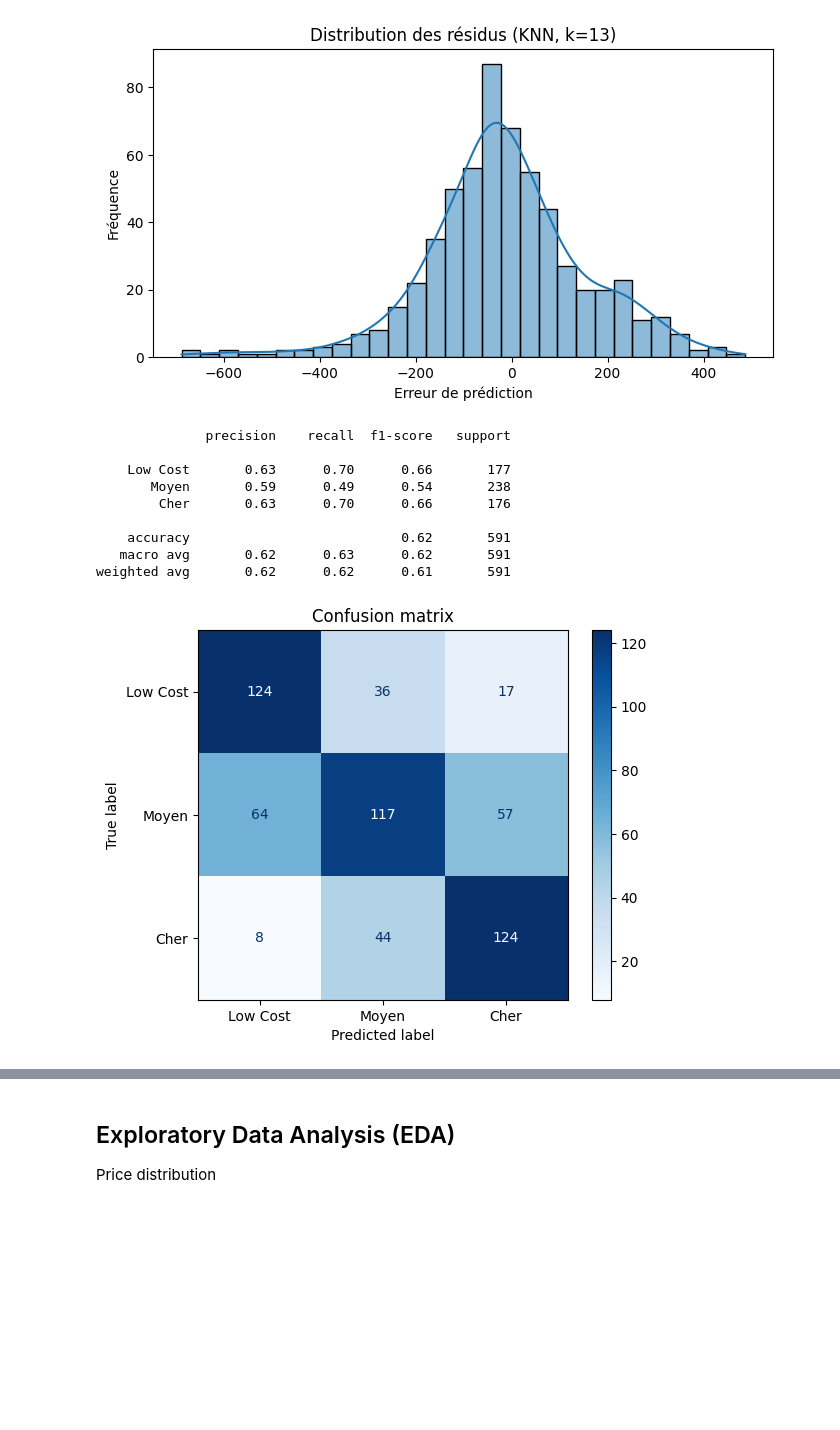
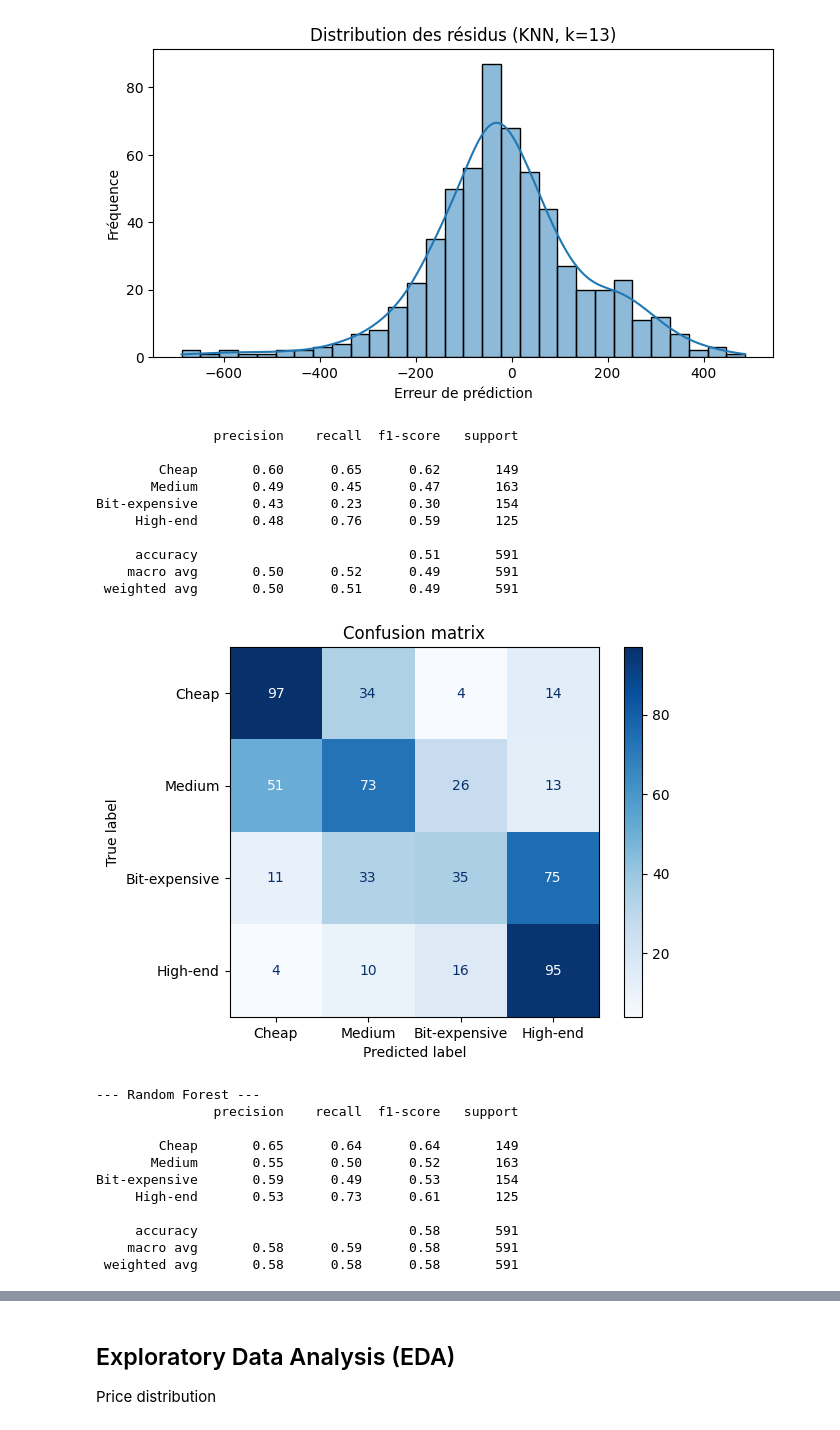
Before and after one commit to agpinedam/Project_Machine_Learning, a Jupyter notebook: exploring_data.ipynb, the cells around one changed output, grey strips where cells are left out. Cells and saved outputs as stored; diff of their text form; code cells hidden in the pictures; blank space fills up the shorter version.

```diff
--- a/exploring_data.ipynb
+++ b/exploring_data.ipynb
@@ -520,42 +520,75 @@ RMSE : 167.08634729475142
 # %%
 X = df.drop('Price', axis=1)
 y_raw = df['Price']
 
 def price_category(p):
-    if p < 350:
+    if p < 325:
         return 0
-    elif p < 625:
+    elif p < 489:
         return 1
+    elif p < 699:
+        return 2
     else:
-        return 2
+        return 3
 
 y = y_raw.apply(price_category)
 
 X_train, X_test, y_train, y_test = train_test_split(X, y, test_size=0.2, random_state=42)
 
 base_model = LogisticRegression(max_iter=1000)
 ovr_model = OneVsRestClassifier(base_model)
 
 ovr_model.fit(X_train, y_train)
 
 y_pred = ovr_model.predict(X_test)
 
-print(classification_report(y_test, y_pred, target_names=["Low Cost", "Moyen", "Cher"]))
+print("\n--- Logistic Regression ---")
+print(classification_report(y_test, y_pred, target_names=["Cheap", "Medium", "Bit-expensive", "High-end"]))
 
 cm = confusion_matrix(y_test, y_pred)
 
-disp = ConfusionMatrixDisplay(confusion_matrix=cm, display_labels=["Low Cost", "Moyen", "Cher"])
+disp = ConfusionMatrixDisplay(confusion_matrix=cm, display_labels=["Cheap", "Medium", "Bit-expensive", "High-end"])
 disp.plot(cmap=plt.cm.Blues)
 plt.title("Confusion matrix")
 plt.show()
+
+from sklearn.ensemble import RandomForestClassifier
+from sklearn.ensemble import GradientBoostingClassifier
+
+rf_model = RandomForestClassifier(random_state=42)
+rf_model.fit(X_train, y_train)
+
+rf_preds = rf_model.predict(X_test)
+
+print("\n--- Random Forest ---")
+print(classification_report(y_test, rf_preds, target_names=["Cheap", "Medium", "Bit-expensive", "High-end"]))
+
+cm = confusion_matrix(y_test, rf_preds)
+
+disp = ConfusionMatrixDisplay(confusion_matrix=cm, display_labels=["Cheap", "Medium", "Bit-expensive", "High-end"])
+disp.plot(cmap=plt.cm.Greens)
+plt.title("Confusion Matrix - Random Forest")
+plt.show()
 # %% [output]
-              precision    recall  f1-score   support
+               precision    recall  f1-score   support
 
-    Low Cost       0.63      0.70      0.66       177
-       Moyen       0.59      0.49      0.54       238
-        Cher       0.63      0.70      0.66       176
+        Cheap       0.60      0.65      0.62       149
+       Medium       0.49      0.45      0.47       163
+Bit-expensive       0.43      0.23      0.30       154
+     High-end       0.48      0.76      0.59       125
 
-    accuracy                           0.62       591
-   macro avg       0.62      0.63      0.62       591
-weighted avg       0.62      0.62      0.61       591
+     accuracy                           0.51       591
+    macro avg       0.50      0.52      0.49       591
+ weighted avg       0.50      0.51      0.49       591
-[figure, old version]
+[figure, new version]
+--- Random Forest ---
+               precision    recall  f1-score   support
+
+        Cheap       0.65      0.64      0.64       149
+       Medium       0.55      0.50      0.52       163
+Bit-expensive       0.59      0.49      0.53       154
+     High-end       0.53      0.73      0.61       125
+
+     accuracy                           0.58       591
+    macro avg       0.58      0.59      0.58       591
+ weighted avg       0.58      0.58      0.58       591
```
Also changed, not shown: parts of 2 cells of this notebook.
